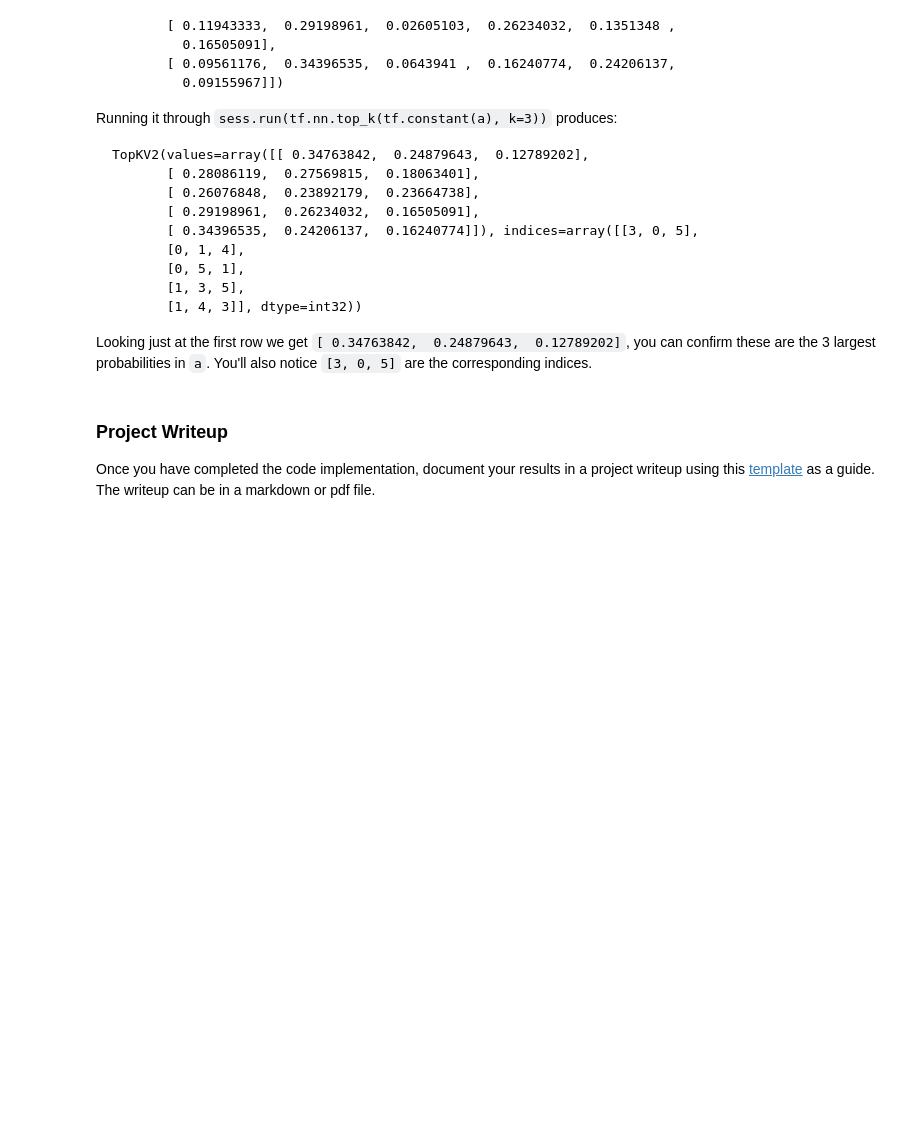
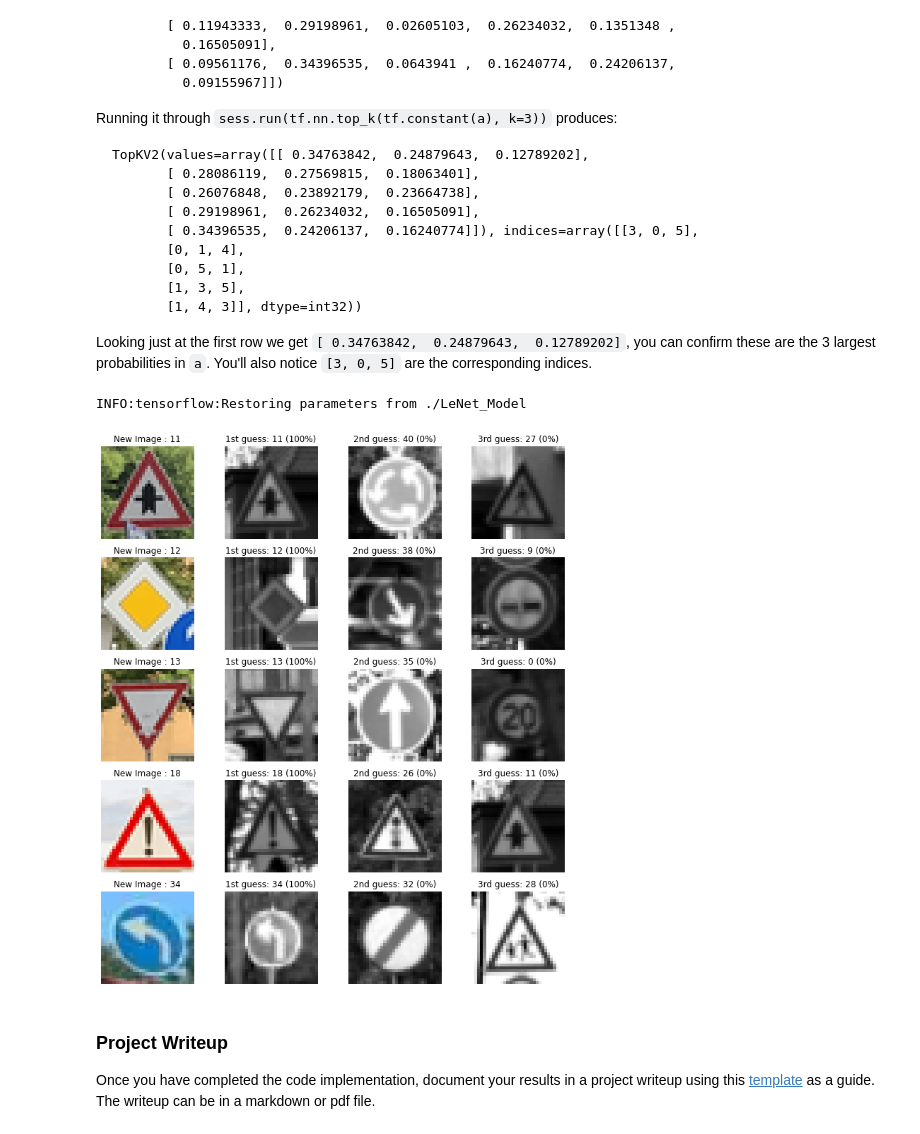
Before and after one commit to paulyehtw/CarND-Traffic-Sign-Classifier-Project, a Jupyter notebook: Traffic_Sign_Classifier.ipynb, the cells around one changed output. Cells and saved outputs as stored; diff of their text form; code cells hidden in the pictures; blank space fills up the shorter version.

Commit message:
Softmax Probabilities for new images

```diff
--- a/Traffic_Sign_Classifier.ipynb
+++ b/Traffic_Sign_Classifier.ipynb
@@ -576,3 +568,45 @@ Looking just at the first row we get `[ 0.34763842,  0.24879643,  0.12789202]`,
+# %%
+### Print out the top five softmax probabilities for the predictions on the German traffic sign images found on the web.
+### Feel free to use as many code cells as needed.
+
+softmax_logits = tf.nn.softmax(logits)
+top_k = tf.nn.top_k(softmax_logits, k=3)
+
+with tf.Session() as sess:
+    sess.run(tf.global_variables_initializer())
+    saver_ = tf.train.import_meta_graph('./LeNet_Model.meta')
+    saver_.restore(sess, "./LeNet_Model")
+    my_softmax_logits = sess.run(softmax_logits, feed_dict={x: image_set})
+    my_top_k = sess.run(top_k, feed_dict={x: image_set})
+
+
+    fig, axs = plt.subplots(len(image_set),4, figsize=(12, 14))
+    axs = axs.ravel()
+
+    for i, fname in enumerate(images):
+        image = cv2.imread(fname)
+        label = fname.split('./new_images/')[1].split('png')[0].strip('.') # extract label
+        axs[4*i].axis('off')
+        axs[4*i].imshow(cv2.cvtColor(image, cv2.COLOR_BGR2RGB))
+        axs[4*i].set_title('New Image : ' + label)
+        guess1 = my_top_k[1][i][0]
+        index1 = np.argwhere(y_valid == guess1)[0]
+        axs[4*i+1].axis('off')
+        axs[4*i+1].imshow(X_valid_normalized[index1].squeeze(), cmap='gray')
+        axs[4*i+1].set_title('1st guess: {} ({:.0f}%)'.format(guess1, 100*my_top_k[0][i][0]))
+        guess2 = my_top_k[1][i][1]
+        index2 = np.argwhere(y_valid == guess2)[0]
+        axs[4*i+2].axis('off')
+        axs[4*i+2].imshow(X_valid_normalized[index2].squeeze(), cmap='gray')
+        axs[4*i+2].set_title('2nd guess: {} ({:.0f}%)'.format(guess2, 100*my_top_k[0][i][1]))
+        guess3 = my_top_k[1][i][2]
+        index3 = np.argwhere(y_valid == guess3)[0]
+        axs[4*i+3].axis('off')
+        axs[4*i+3].imshow(X_valid_normalized[index3].squeeze(), cmap='gray')
+        axs[4*i+3].set_title('3rd guess: {} ({:.0f}%)'.format(guess3, 100*my_top_k[0][i][2]))
+# %% [output]
+INFO:tensorflow:Restoring parameters from ./LeNet_Model
+[figure, added]
 # %% [markdown]
 ### Project Writeup
 
```
Also changed, not shown: parts of 3 cells of this notebook.
